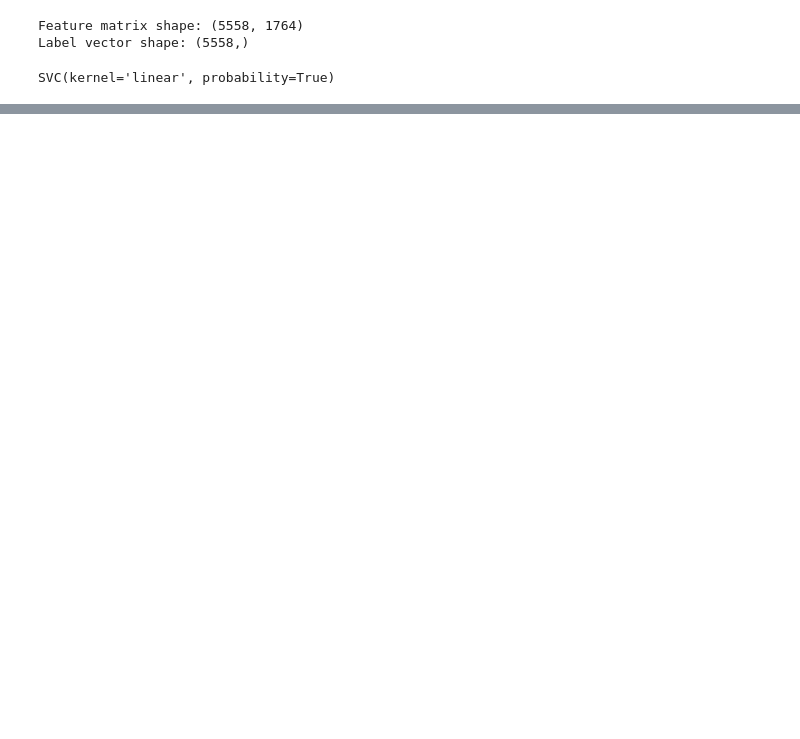
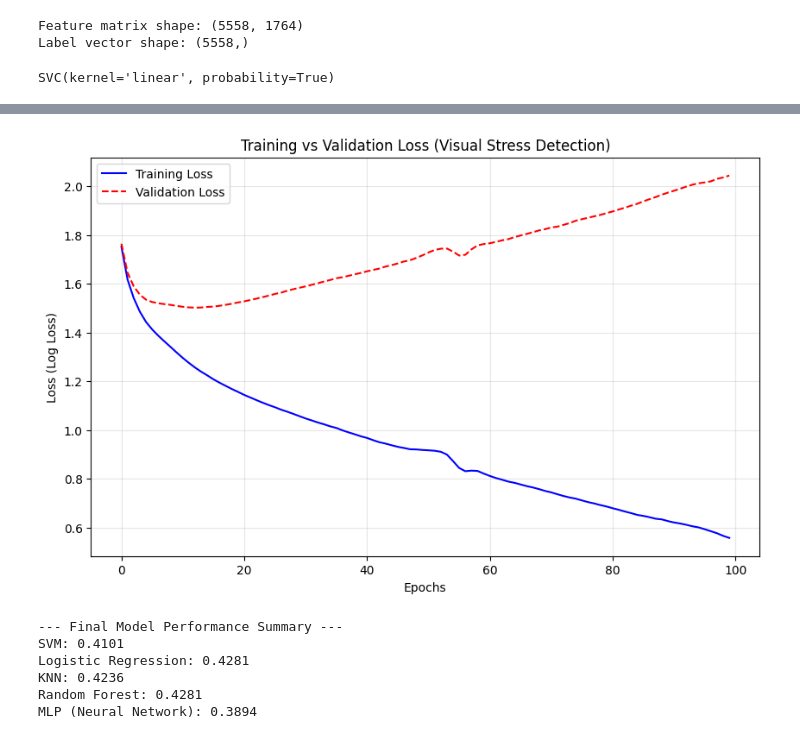
Before and after one commit to avindumihisara0229-code/ErgoSense, a Jupyter notebook: Visual_Stress_detector.ipynb, the cells around one changed output, grey strips where cells are left out. Saved outputs shown, nothing was run; the diff lists cells and outputs as text; code cells hidden in the pictures; blank space fills up the shorter version.

```diff
--- a/Visual_Stress_detector.ipynb
+++ b/Visual_Stress_detector.ipynb
@@ -218,0 +250,68 @@ joblib.dump(rf_model, "rf_expression_model.pkl")
+# %%
+from sklearn.metrics import log_loss
+from sklearn.neural_network import MLPClassifier
+import numpy as np
+
+# Initialize the model with warm_start=True to allow incremental training
+mlp_val = MLPClassifier(
+    hidden_layer_sizes=(100,),
+    max_iter=1,
+    warm_start=True,
+    random_state=42,
+    learning_rate_init=0.001
+)
+
+train_losses = []
+val_losses = []
+epochs = 100
+
+# Loop to train the model epoch by epoch
+for epoch in range(epochs):
+    mlp_val.partial_fit(X_train, y_train, classes=np.unique(y_encoded))
+
+    # Calculate Training Loss
+    train_probs = mlp_val.predict_proba(X_train)
+    train_losses.append(log_loss(y_train, train_probs))
+
+    # Calculate Validation (Test) Loss
+    val_probs = mlp_val.predict_proba(X_test)
+    val_losses.append(log_loss(y_test, val_probs))
+
+# Plotting both curves
+plt.figure(figsize=(10, 6))
+plt.plot(train_losses, label='Training Loss', color='blue')
+plt.plot(val_losses, label='Validation Loss', color='red', linestyle='--')
+
+plt.title("Training vs Validation Loss (Visual Stress Detection)")
+plt.xlabel("Epochs")
+plt.ylabel("Loss (Log Loss)")
+plt.legend()
+plt.grid(True, alpha=0.3)
+plt.show()
+# %% [output]
+[figure, added]
+# %%
+import joblib
+
+# Save the trained MLP model and its final performance
+joblib.dump(mlp_tuned, "mlp_visual_stress_model.pkl")
+
+# Create a summary of all models for your final report
+final_accuracies = {
+    "SVM": accuracy_score(y_test, y_pred),
+    "Logistic Regression": accuracy_score(y_test, y_pred_lr),
+    "KNN": accuracy_score(y_test, y_pred_knn),
+    "Random Forest": accuracy_score(y_test, y_pred_rf),
+    "MLP (Neural Network)": accuracy_score(y_test, mlp_tuned.predict(X_test))
+}
+
+print("--- Final Model Performance Summary ---")
+for model_name, score in final_accuracies.items():
+    print(f"{model_name}: {score:.4f}")
+# %% [output]
+--- Final Model Performance Summary ---
+SVM: 0.4101
+Logistic Regression: 0.4281
+KNN: 0.4236
+Random Forest: 0.4281
+MLP (Neural Network): 0.3894
```
Also changed, not shown: parts of 12 cells of this notebook.
